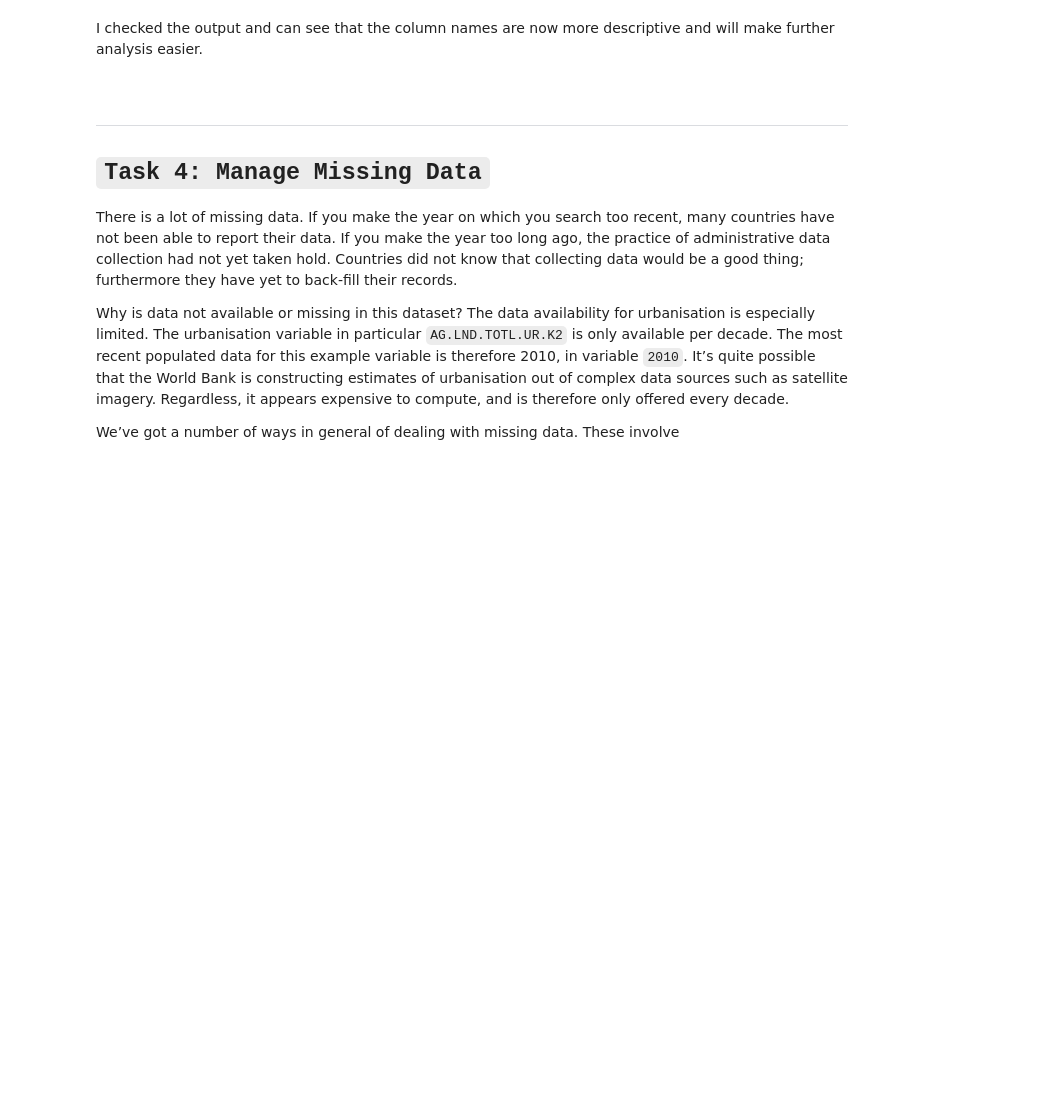
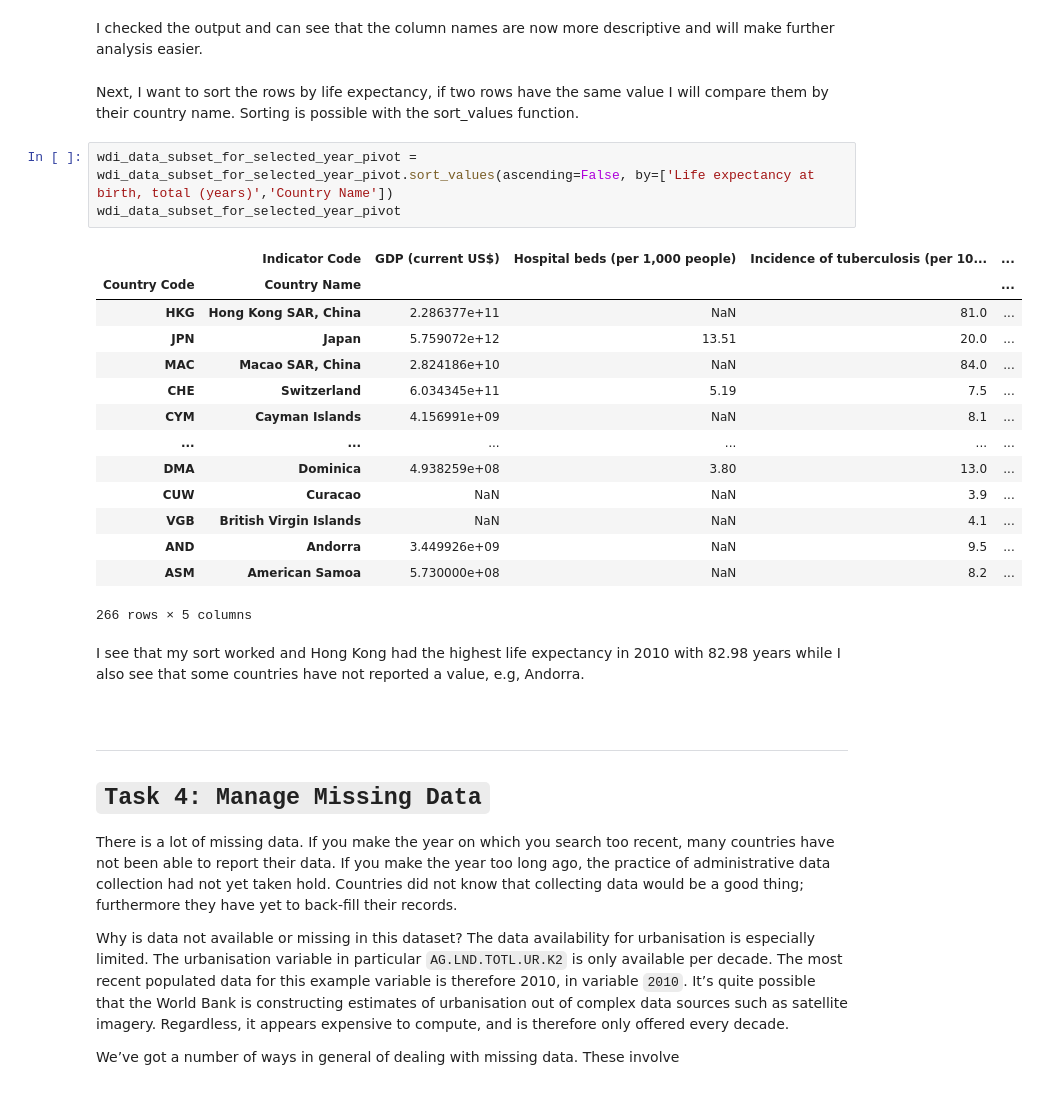
Before and after one commit to alex-dietz/intro-data-science, a Jupyter notebook: assignment-01/alexander_dietz_01.ipynb, the cells around one changed output. Saved outputs shown, nothing was run; the diff lists cells and outputs as text; blank space fills up the shorter version.

```diff
--- a/assignment-01/alexander_dietz_01.ipynb
+++ b/assignment-01/alexander_dietz_01.ipynb
@@ -469,6 +492,28 @@ Index(['GDP (current US$)', 'Hospital beds (per 1,000 people)',
       dtype='object', name='Indicator Code')
 # %% [markdown]
 I checked the output and can see that the column names are now more descriptive and will make further analysis easier.
+# %% [markdown]
+Next, I want to sort the rows by life expectancy, if two rows have the same value I will compare them by their country name. Sorting is possible with the sort_values function.
+# %%
+wdi_data_subset_for_selected_year_pivot = wdi_data_subset_for_selected_year_pivot.sort_values(ascending=False, by=['Life expectancy at birth, total (years)','Country Name'])
+wdi_data_subset_for_selected_year_pivot
+# %% [output]
+|  | Indicator Code | GDP (current US$) | Hospital beds (per 1,000 people) | Incidence of tuberculosis (per 10... | ... |
+| Country Code | Country Name |  |  |  | ... |
+| HKG | Hong Kong SAR, China | 2.286377e+11 | NaN | 81.0 | ... |
+| JPN | Japan | 5.759072e+12 | 13.51 | 20.0 | ... |
+| MAC | Macao SAR, China | 2.824186e+10 | NaN | 84.0 | ... |
+| CHE | Switzerland | 6.034345e+11 | 5.19 | 7.5 | ... |
+| CYM | Cayman Islands | 4.156991e+09 | NaN | 8.1 | ... |
+| ... | ... | ... | ... | ... | ... |
+| DMA | Dominica | 4.938259e+08 | 3.80 | 13.0 | ... |
+| CUW | Curacao | NaN | NaN | 3.9 | ... |
+| VGB | British Virgin Islands | NaN | NaN | 4.1 | ... |
+| AND | Andorra | 3.449926e+09 | NaN | 9.5 | ... |
+| ASM | American Samoa | 5.730000e+08 | NaN | 8.2 | ... |
+266 rows × 5 columns
+# %% [markdown]
+I see that my sort worked and Hong Kong had the highest life expectancy in 2010 with 82.98 years while I also see that some countries have not reported a value, e.g, Andorra.
 # %% [markdown]
 <br/>
 
```
Also changed, not shown: parts of 58 cells of this notebook, 3 other files.
